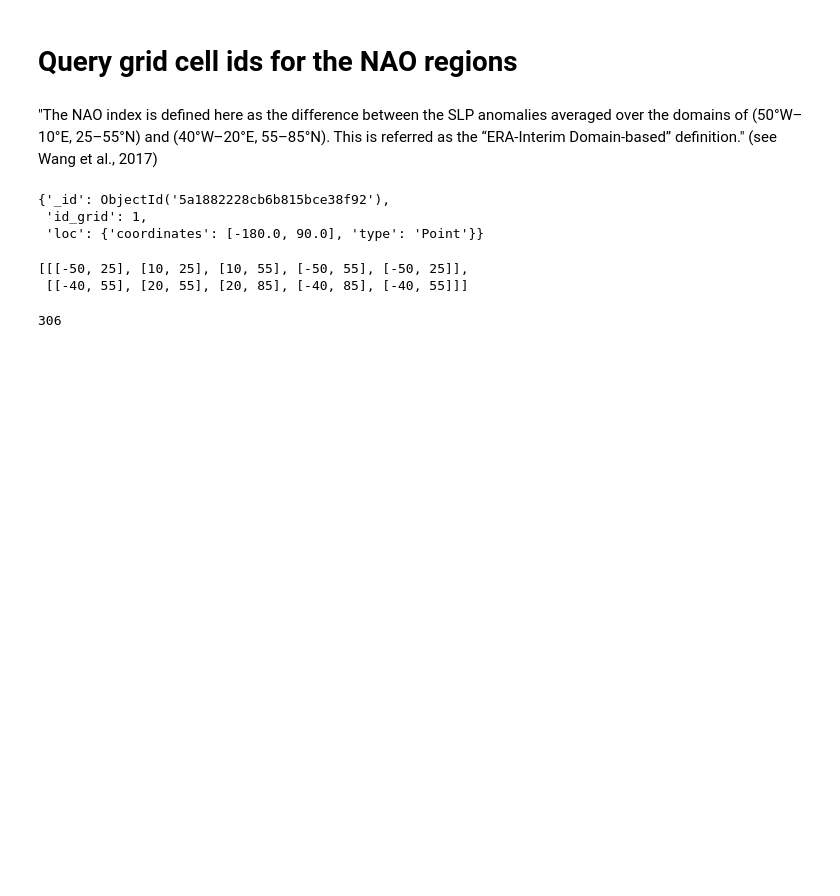
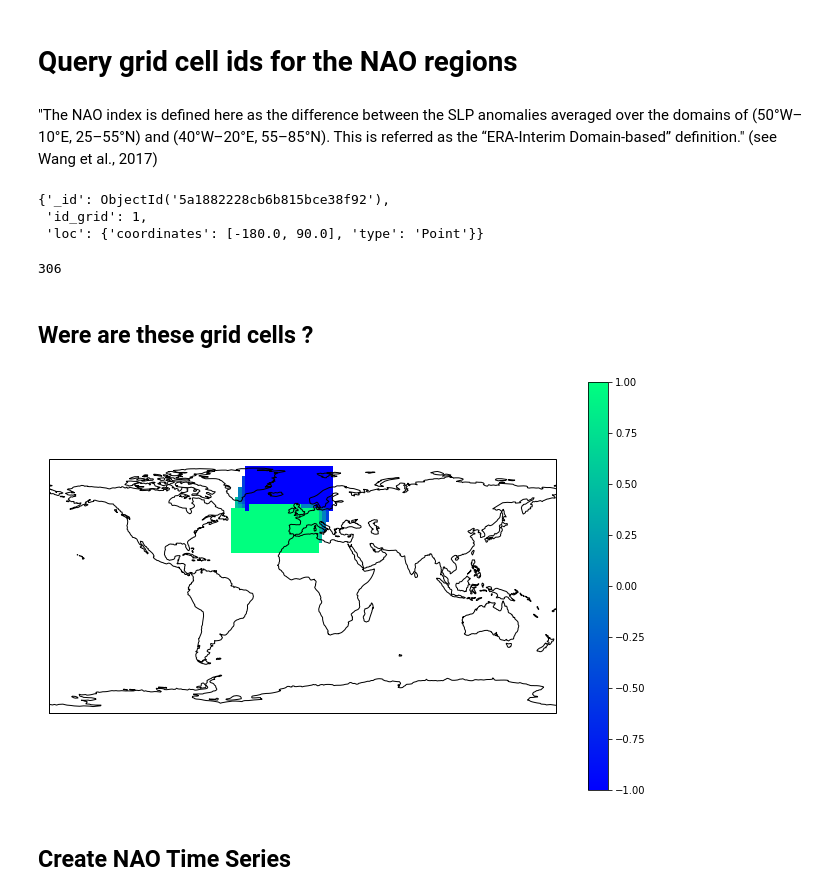
Before and after one commit to panhypersebastos/winter_predictor, a Jupyter notebook: era-int_NAO_definition.ipynb, the cells around one changed output. Drawn from its saved outputs; the diff is of its cells as text; code cells hidden in the pictures; blank space fills up the shorter version.

```diff
--- a/era-int_NAO_definition.ipynb
+++ b/era-int_NAO_definition.ipynb
@@ -49,13 +49,6 @@ pprint(fo)
 {'_id': ObjectId('5a1882228cb6b815bce38f92'),
  'id_grid': 1,
  'loc': {'coordinates': [-180.0, 90.0], 'type': 'Point'}}
-# %%
-this_polygon = [list(reversed([ [-50,25], [-50,55], [10,55],[ 10,25], [-50,25]])),
-                list(reversed([ [-40, 55], [-40, 85], [20, 85], [20, 55], [-40, 55]]))]
-this_polygon
-# %% [output]
-[[[-50, 25], [10, 25], [10, 55], [-50, 55], [-50, 25]],
- [[-40, 55], [20, 55], [20, 85], [-40, 85], [-40, 55]]]
 # %%
 poly1 = [list(reversed([ [-50,25], [-50,55], [10,55],[ 10,25], [-50,25]]))]
 poly2 = [list(reversed([ [-40, 55], [-40, 85], [20, 85], [20, 55], [-40, 55]]))]
@@ -78,3 +71,45 @@ grid_ids2 = grid_df2.id_grid.values
 len(grid_ids1)
 # %% [output]
 306
+# %% [markdown]
+## Were are these grid cells ?
+# %%
+def createRasDF(this_grid_df, this_val):
+    ras_df = this_grid_df.assign(
+        lon = list(map(lambda x: x[0]['coordinates'][0], this_grid_df[['loc']].values)),
+        lat = list(map(lambda x: x[0]['coordinates'][1], this_grid_df[['loc']].values)),
+        val = this_val).pipe(lambda x: x[['lon', 'lat', 'val']])
+    return(ras_df)
+
+ras_df1 = createRasDF(this_grid_df = grid_df1, this_val = 1)
+ras_df2 = createRasDF(this_grid_df = grid_df2, this_val = -1)
+ras_df = pd.concat([ras_df1, ras_df2])
+# %%
+this_ras_df = ras_df
+lons = np.arange(start=-180, stop=180+1, step=resolution)
+lats = np.arange(start=-90, stop=90+1, step=resolution)
+this_field = ml.griddata(x = this_ras_df.lon.values,
+                 y = this_ras_df.lat.values,
+                 z = this_ras_df.val.values,
+                 xi = lons,
+                 yi = lats,
+                 interp='linear')
+# Plot itself
+this_proj = ccrs.PlateCarree()#ccrs.Orthographic(0, 90)
+fig = plt.figure(figsize=(25, 25))
+ax = plt.subplot(1, 2, 1, projection=this_proj)
+ax.coastlines(zorder=3)
+img_proj = ccrs.PlateCarree()
+img_extent = (-180, 180, -90, 90)
+im = ax.imshow(this_field,
+               transform=img_proj,
+               extent=img_extent,
+               origin='lower',
+               zorder=2,
+               cmap='winter')
+plt.colorbar(im, orientation='vertical',ticklocation='auto', shrink=0.3)
+plt.show()
+# %% [output]
+[figure, added]
+# %% [markdown]
+## Create NAO Time Series
```
Also changed, not shown: parts of 7 cells of this notebook.
